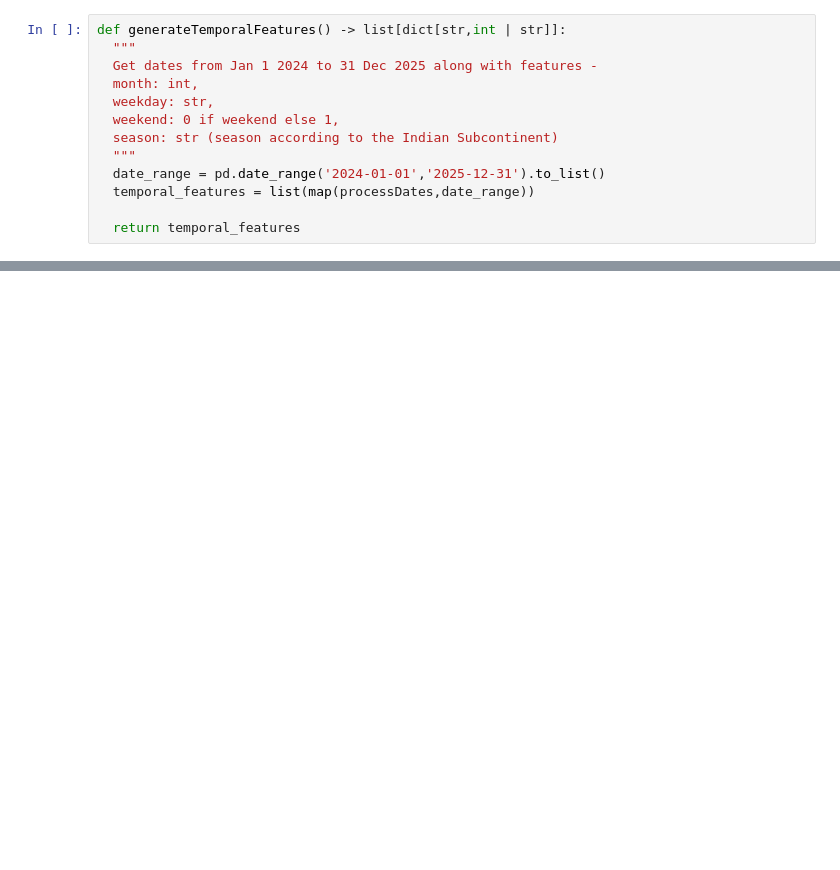
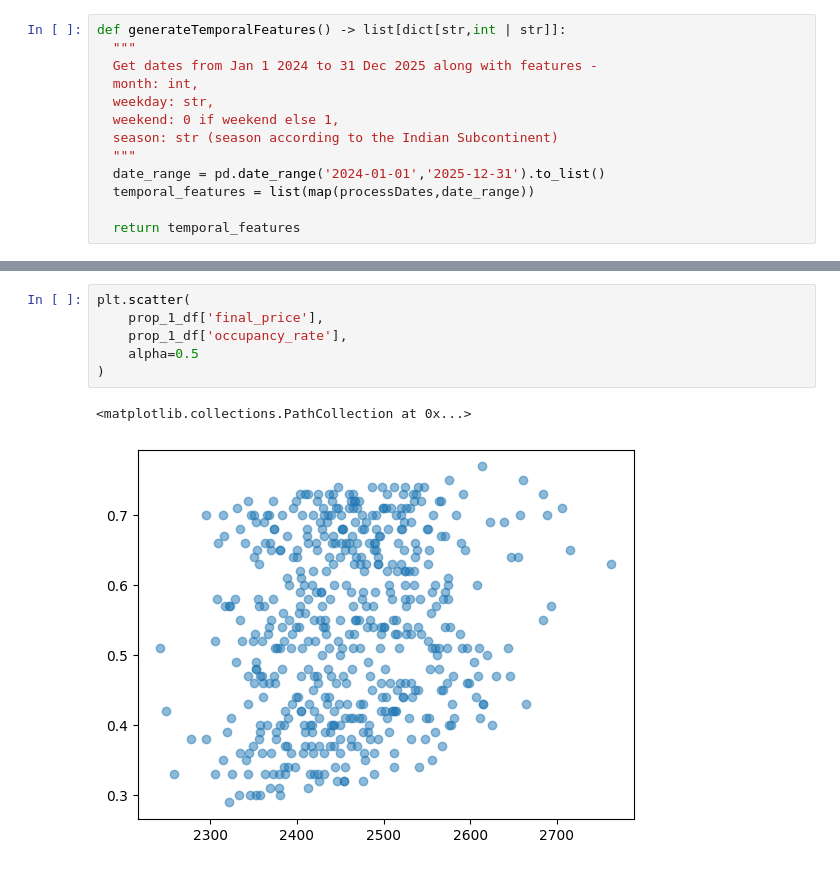
Before and after one commit to ShaunakMore/dynamic-pricing-engine, a Jupyter notebook: data_pipeline/data_pipeline.ipynb, the cells around one changed output, grey strips where cells are left out. Saved outputs shown, nothing was run; the diff lists cells and outputs as text; blank space fills up the shorter version.

```diff
--- a/data_pipeline/data_pipeline.ipynb
+++ b/data_pipeline/data_pipeline.ipynb
@@ -246,0 +320,9 @@ print(complete_dataset_df[:10])
+# %%
+plt.scatter(
+    prop_1_df['final_price'],
+    prop_1_df['occupancy_rate'],
+    alpha=0.5
+)
+# %% [output]
+<matplotlib.collections.PathCollection at 0x...>
+[figure, added]
```
Also changed, not shown: parts of 11 cells of this notebook, 2 other files.
